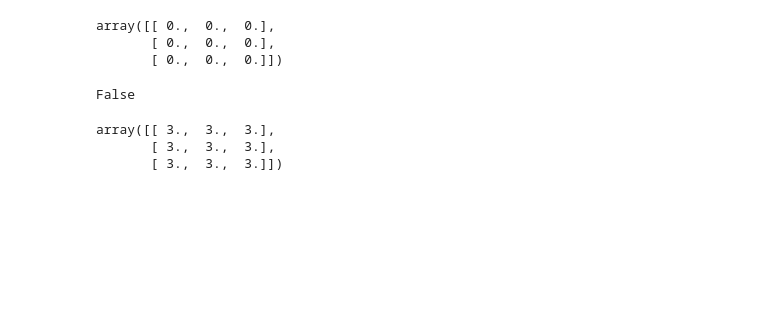
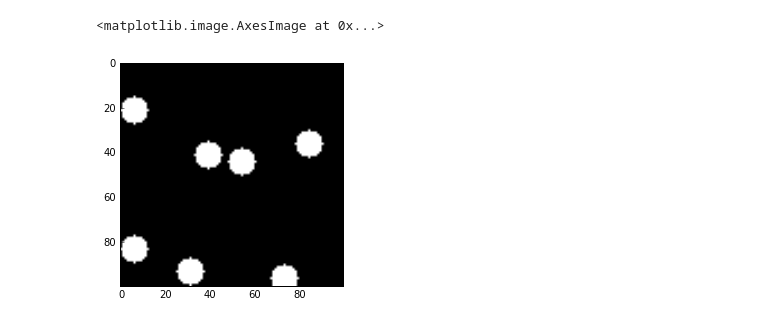
Before and after one commit to AnkurAgarwal1989/OcclusionGridMapping, a Jupyter notebook: CV.ipynb, the cells around one changed output. Cells and saved outputs as stored; diff of their text form; code cells hidden in the pictures; blank space fills up the shorter version.

```diff
--- a/CV.ipynb
+++ b/CV.ipynb
@@ -124,10 +6,0 @@ array([[ 0.,  0.,  0.],
-# %%
-b
-# %% [output]
-array([[ 0.,  0.,  0.],
-       [ 0.,  0.,  0.],
-       [ 0.,  0.,  0.]])
-# %%
-(a-b).any()
-# %% [output]
-False
@@ -136,6 +7,8 @@ c[(a == 0) & (b ==0)] =3
-# %%
-c
-# %% [output]
-array([[ 3.,  3.,  3.],
-       [ 3.,  3.,  3.],
-       [ 3.,  3.,  3.]])
+# %%
+img1 = cv2.imread('F:/Dispatch/OccGrid/37global_map.png', 0)
+img2 = cv2.imread('F:/Dispatch/OccGrid/38global_map.png', 0)
+# %%
+plt.imshow(img1)
+# %% [output]
+<matplotlib.image.AxesImage at 0x...>
+[figure, added]
```
Also changed, not shown: parts of 45 cells of this notebook, 3 other files.
